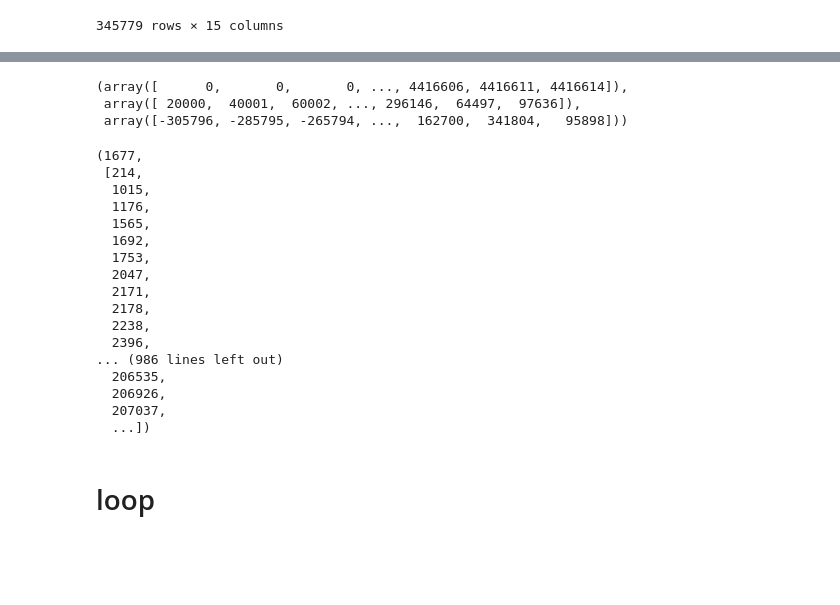
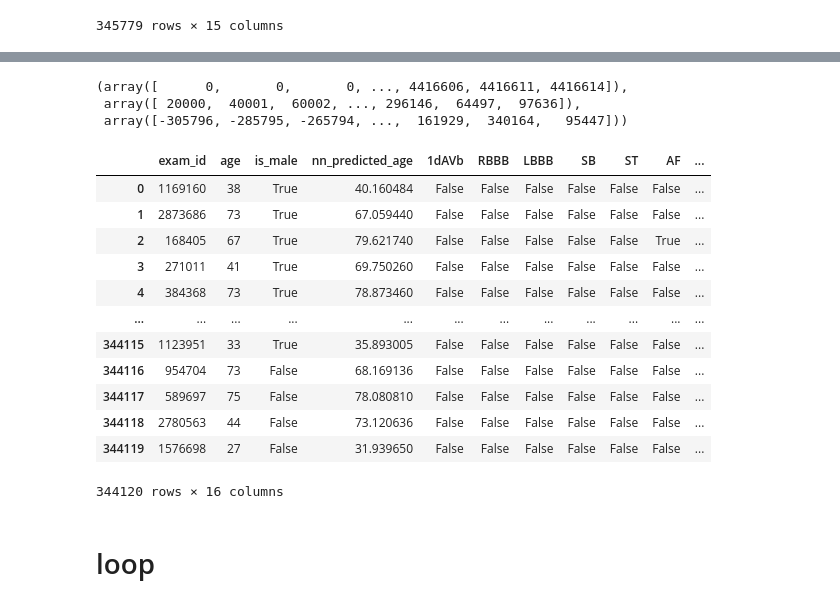
Before and after one commit to cljosegfer/li2021bat, a Jupyter notebook: notebooks/reproducao_prepare_segments_code.ipynb, the cells around one changed output, grey strips where cells are left out. Cells and saved outputs as stored; diff of their text form; code cells hidden in the pictures; blank space fills up the shorter version.

Commit message:
add clean h5 code file

```diff
--- a/notebooks/reproducao_prepare_segments_code.ipynb
+++ b/notebooks/reproducao_prepare_segments_code.ipynb
@@ -49,3 +49,7 @@ metadata
 | 345777 | 2780563 | 44 | False | 73.120636 | False | False | False | False | False | False | ... |
 | 345778 | 1576698 | 27 | False | 31.939650 | False | False | False | False | False | False | ... |
 345779 rows × 15 columns
+# %%
+with open('data/remove_id', 'rb') as fp:
+    remove = pickle.load(fp)
+len(remove), remove
@@ -52,33 +74,38 @@ metadata
+# %%
+metadata_clean = metadata.copy()
+for exam_id in tqdm(remove):
+    metadata_clean = metadata_clean.drop(index = metadata_clean[metadata_clean['exam_id'] == exam_id].index)
 # %%
-indices, h5_indices, csv_indices = np.intersect1d(code15['exam_id'], metadata['exam_id'], assume_unique = True, return_indices = True)
+indices, h5_indices, csv_indices = np.intersect1d(code15['exam_id'], metadata_clean['exam_id'], assume_unique = True, return_indices = True)
 indices, h5_indices, csv_indices
 # %% [output]
 (array([      0,       0,       0, ..., 4416606, 4416611, 4416614]),
  array([ 20000,  40001,  60002, ..., 296146,  64497,  97636]),
- array([-305796, -285795, -265794, ...,  162700,  341804,   95898]))
+ array([-305796, -285795, -265794, ...,  161929,  340164,   95447]))
-# %%
-with open('data/remove', 'rb') as fp:
-    remove = pickle.load(fp)
-# remove.append(1015)
-len(remove), remove
-# %% [output]
-(1677,
- [214,
-  1015,
-  1176,
-  1565,
-  1692,
-  1753,
-  2047,
-  2171,
-  2178,
-  2238,
-  2396,
-... (986 lines left out)
-  206535,
-  206926,
-  207037,
-  ...])
+# %%
+output = []
+for idx, row in tqdm(metadata_clean.iterrows()):
+    exam_id = row['exam_id']
+    h5_idx = h5_indices[indices == exam_id]
+    output.append(h5_idx[0])
+metadata_clean.insert(len(metadata_clean.columns), 'h5_idx', output)
+metadata_clean = metadata_clean.reset_index(drop = True)
+# %%
+metadata_clean
+# %% [output]
+|  | exam_id | age | is_male | nn_predicted_age | 1dAVb | RBBB | LBBB | SB | ST | AF | ... |
+| 0 | 1169160 | 38 | True | 40.160484 | False | False | False | False | False | False | ... |
+| 1 | 2873686 | 73 | True | 67.059440 | False | False | False | False | False | False | ... |
+| 2 | 168405 | 67 | True | 79.621740 | False | False | False | False | False | True | ... |
+| 3 | 271011 | 41 | True | 69.750260 | False | False | False | False | False | False | ... |
+| 4 | 384368 | 73 | True | 78.873460 | False | False | False | False | False | False | ... |
+| ... | ... | ... | ... | ... | ... | ... | ... | ... | ... | ... | ... |
+| 344115 | 1123951 | 33 | True | 35.893005 | False | False | False | False | False | False | ... |
+| 344116 | 954704 | 73 | False | 68.169136 | False | False | False | False | False | False | ... |
+| 344117 | 589697 | 75 | False | 78.080810 | False | False | False | False | False | False | ... |
+| 344118 | 2780563 | 44 | False | 73.120636 | False | False | False | False | False | False | ... |
+| 344119 | 1576698 | 27 | False | 31.939650 | False | False | False | False | False | False | ... |
+344120 rows × 16 columns
 # %% [markdown]
 # loop
 # %%
```
Also changed, not shown: parts of 6 cells of this notebook, 2 other files.
